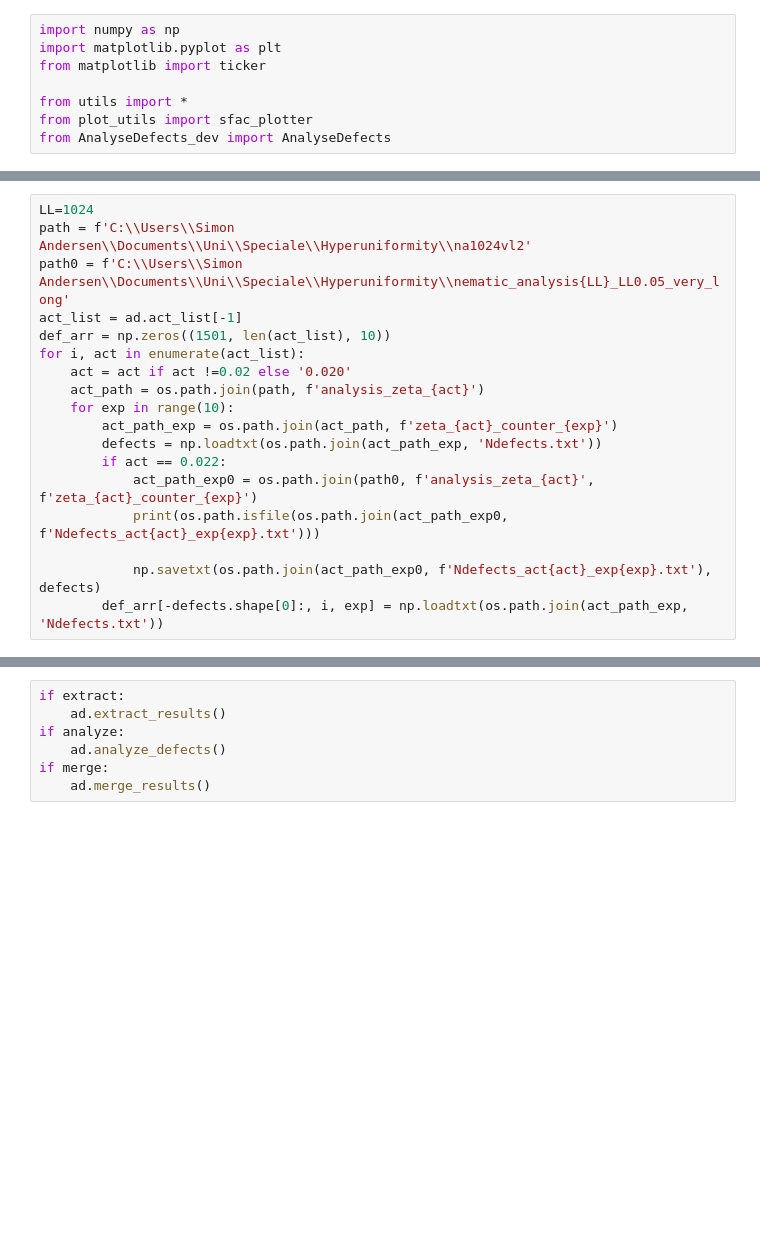
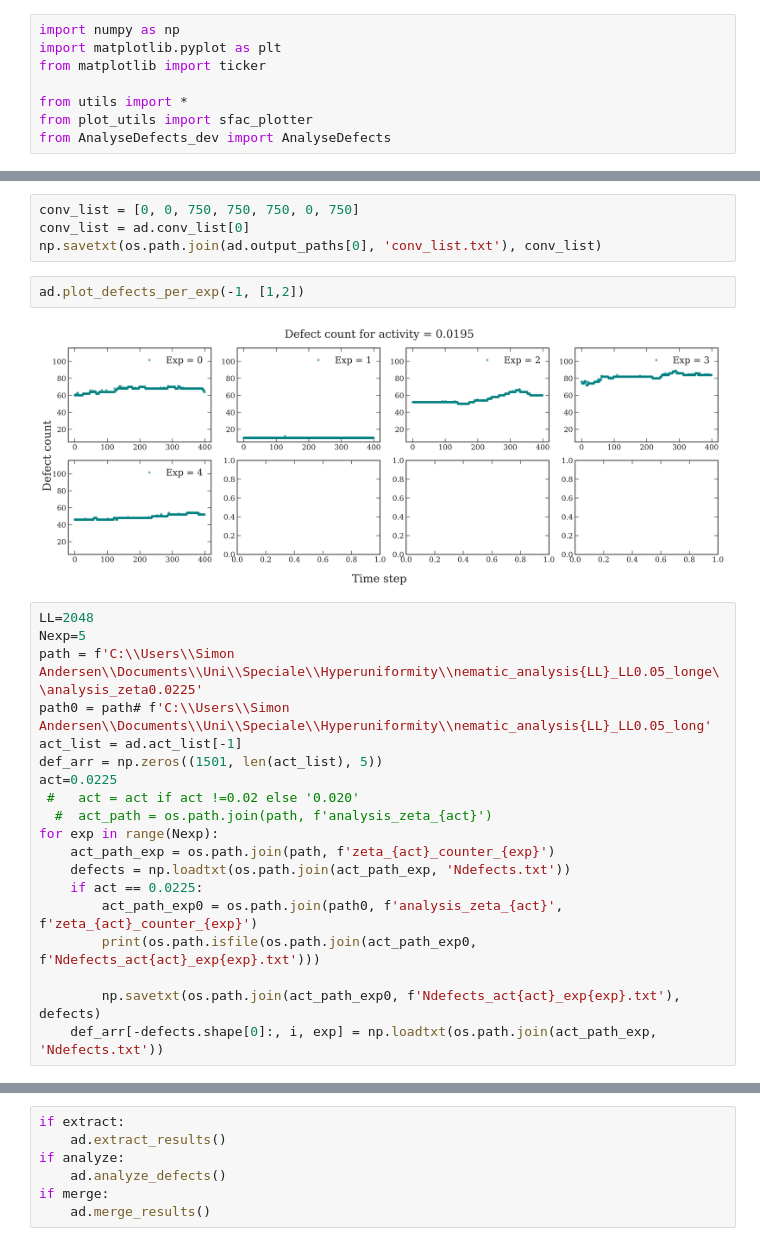
Before and after one commit to simonguld/Thesis, a Jupyter notebook: NematicAnalysis/postprocessing.ipynb, the cells around one changed output, grey strips where cells are left out. Cells and saved outputs as stored; diff of their text form; blank space fills up the shorter version.

Commit message:
gnf analysis single

```diff
--- a/NematicAnalysis/postprocessing.ipynb
+++ b/NematicAnalysis/postprocessing.ipynb
@@ -53,21 +76,30 @@ NB: All simulations are set to converge at the first frame for dataset 0. To cha
+# %%
+conv_list = [0, 0, 750, 750, 750, 0, 750]
+conv_list = ad.conv_list[0]
+np.savetxt(os.path.join(ad.output_paths[0], 'conv_list.txt'), conv_list)
+# %%
+ad.plot_defects_per_exp(-1, [1,2])
+# %% [output]
+[figure, added]
 # %%
-LL=1024
-path = f'C:\\Users\\Simon Andersen\\Documents\\Uni\\Speciale\\Hyperuniformity\\na1024vl2'
-path0 = f'C:\\Users\\Simon Andersen\\Documents\\Uni\\Speciale\\Hyperuniformity\\nematic_analysis{LL}_LL0.05_very_long'
+LL=2048
+Nexp=5
+path = f'C:\\Users\\Simon Andersen\\Documents\\Uni\\Speciale\\Hyperuniformity\\nematic_analysis{LL}_LL0.05_longe\\analysis_zeta0.0225'
+path0 = path# f'C:\\Users\\Simon Andersen\\Documents\\Uni\\Speciale\\Hyperuniformity\\nematic_analysis{LL}_LL0.05_long'
 act_list = ad.act_list[-1]
-def_arr = np.zeros((1501, len(act_list), 10))
-for i, act in enumerate(act_list):
-    act = act if act !=0.02 else '0.020'
-    act_path = os.path.join(path, f'analysis_zeta_{act}')
-    for exp in range(10):
-        act_path_exp = os.path.join(act_path, f'zeta_{act}_counter_{exp}')
-        defects = np.loadtxt(os.path.join(act_path_exp, 'Ndefects.txt'))
-        if act == 0.022:
-            act_path_exp0 = os.path.join(path0, f'analysis_zeta_{act}', f'zeta_{act}_counter_{exp}')
-            print(os.path.isfile(os.path.join(act_path_exp0, f'Ndefects_act{act}_exp{exp}.txt')))
+def_arr = np.zeros((1501, len(act_list), 5))
+act=0.0225
+ #   act = act if act !=0.02 else '0.020'
+  #  act_path = os.path.join(path, f'analysis_zeta_{act}')
+for exp in range(Nexp):
+    act_path_exp = os.path.join(path, f'zeta_{act}_counter_{exp}')
+    defects = np.loadtxt(os.path.join(act_path_exp, 'Ndefects.txt'))
+    if act == 0.0225:
+        act_path_exp0 = os.path.join(path0, f'analysis_zeta_{act}', f'zeta_{act}_counter_{exp}')
+        print(os.path.isfile(os.path.join(act_path_exp0, f'Ndefects_act{act}_exp{exp}.txt')))
 
-            np.savetxt(os.path.join(act_path_exp0, f'Ndefects_act{act}_exp{exp}.txt'), defects)
-        def_arr[-defects.shape[0]:, i, exp] = np.loadtxt(os.path.join(act_path_exp, 'Ndefects.txt'))
+        np.savetxt(os.path.join(act_path_exp0, f'Ndefects_act{act}_exp{exp}.txt'), defects)
+    def_arr[-defects.shape[0]:, i, exp] = np.loadtxt(os.path.join(act_path_exp, 'Ndefects.txt'))
 # %%
 ninfo = 500
 tau_simple = True
```
Also changed, not shown: parts of 5 cells of this notebook, 5 other files.
